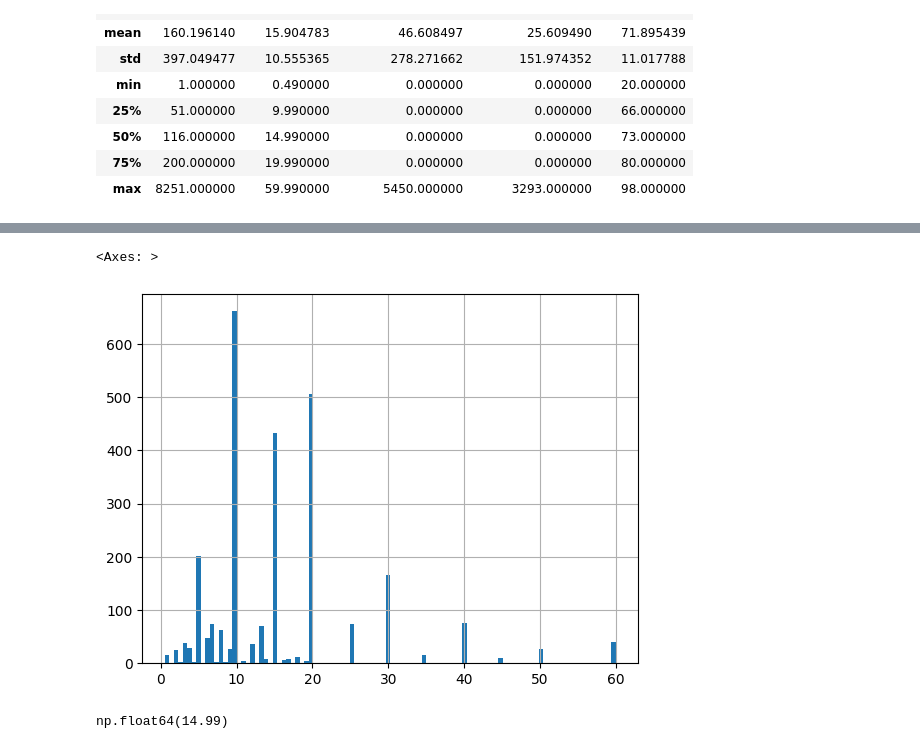
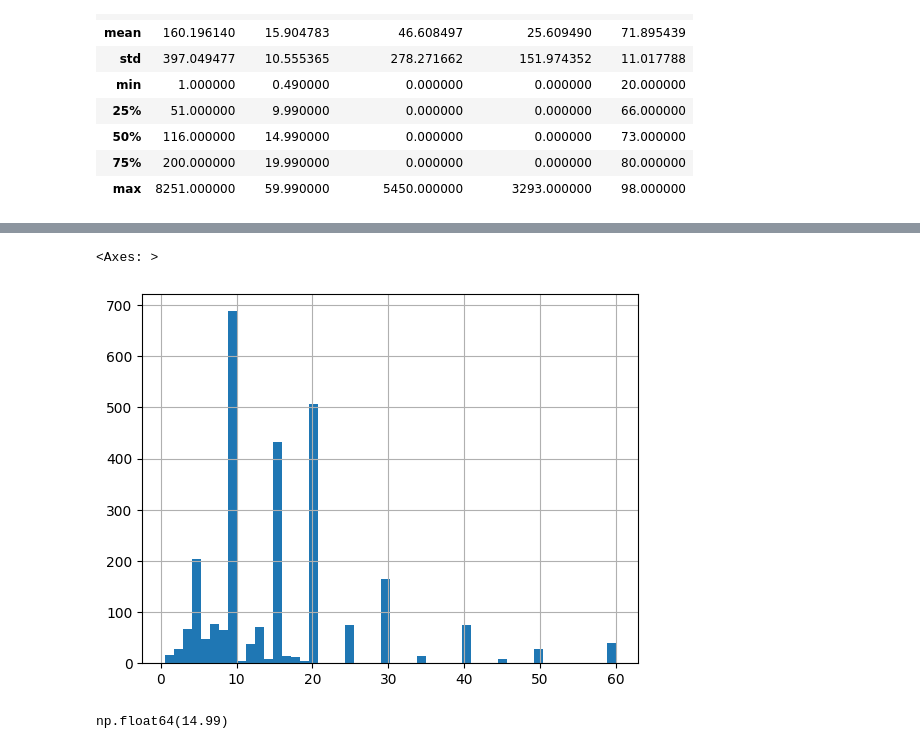
Before and after one commit to dbabichenko/python_for_data_and_analytics, a Jupyter notebook: Data cleaning/DataMungingPartI.ipynb, the cells around one changed output, grey strips where cells are left out. Cells and saved outputs as stored; diff of their text form; code cells hidden in the pictures.

```diff
--- a/Data cleaning/DataMungingPartI.ipynb
+++ b/Data cleaning/DataMungingPartI.ipynb
@@ -224,9 +257,9 @@ df_score[df_score.isnull().any(axis=1)].sample(10)
 # %%
 # Let's generate a density plot
-df_score["price"].hist(bins=100)
+df_score["price"].hist(bins=50)
 # %% [output]
 <Axes: >
-[figure, old version]
+[figure, new version]
 # %%
 # Solution 2: Fill missing values with a mean or medianvalue of a given column
 
```
Also changed, not shown: parts of 20 cells of this notebook.
